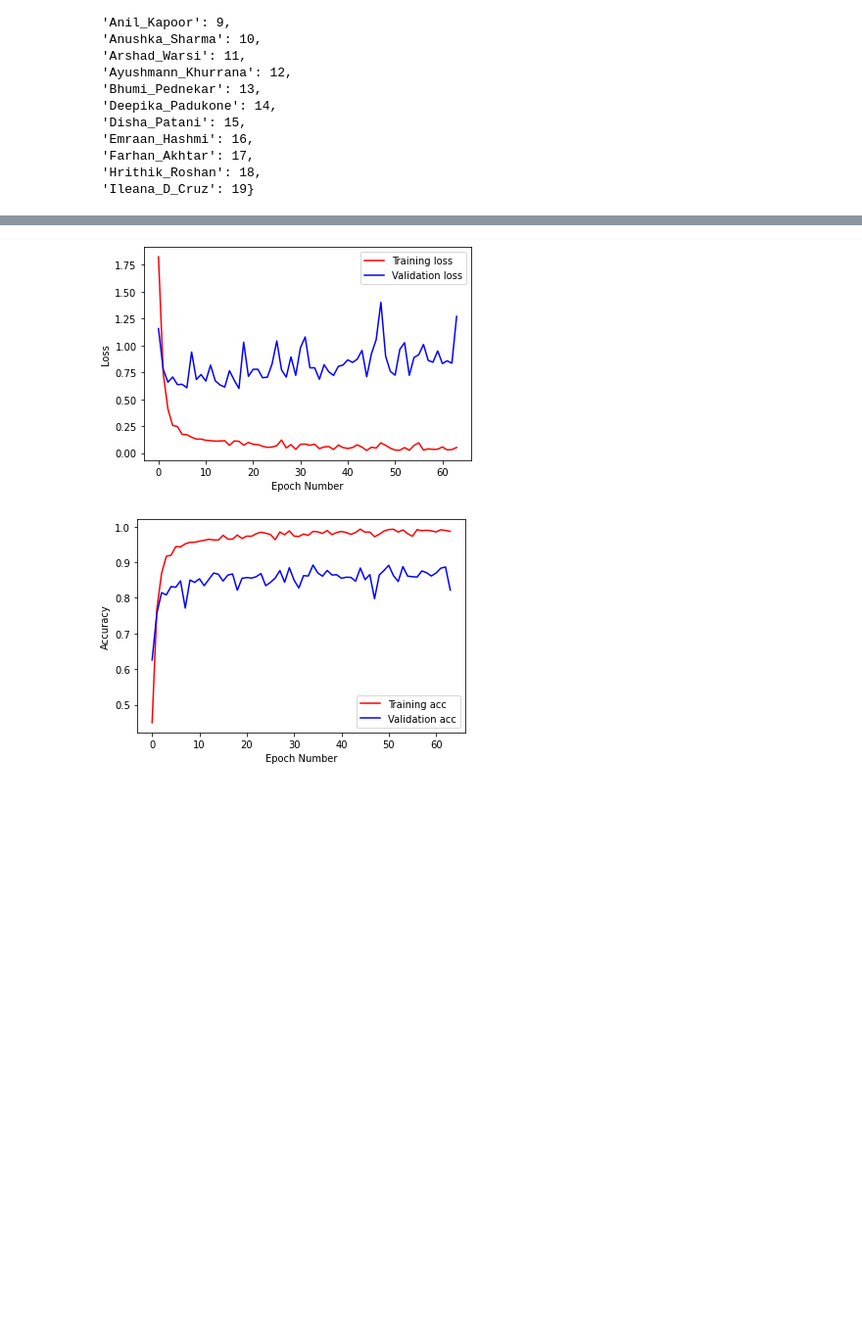
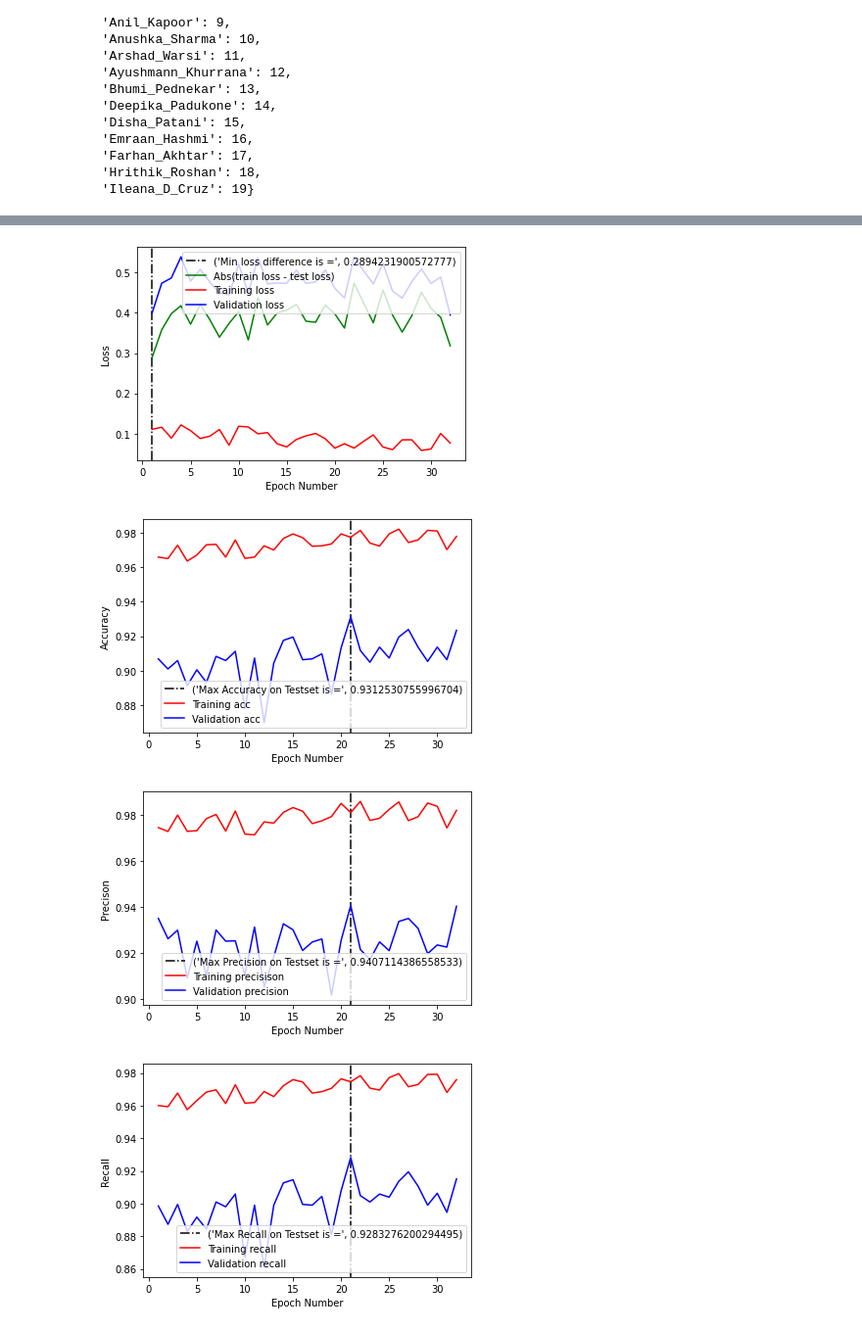
Before and after one commit to SuranjanDaw/FaceRecognition, a Jupyter notebook: faceVGG16_TransferLearning.ipynb, the cells around one changed output, grey strips where cells are left out. Shown at 98% size. Saved outputs shown, nothing was run; the diff lists cells and outputs as text; code cells hidden in the pictures; blank space fills up the shorter version.

Commit message:
Boosted the model accuracy of VGG16 from 89% to 91%. Added new metrics, Precision , Recall , F1 Score

```diff
--- a/faceVGG16_TransferLearning.ipynb
+++ b/faceVGG16_TransferLearning.ipynb
@@ -346,13 +347,17 @@ _________________________________________________________________
 model.compile(
   loss='categorical_crossentropy',
   optimizer='adam',
-  metrics=['accuracy']
+  metrics=['accuracy',
+           tf.keras.metrics.Precision(),
+           tf.keras.metrics.Recall()]
 )
 # %%
 
 from keras.preprocessing.image import ImageDataGenerator
 
 train_datagen = ImageDataGenerator(rescale = 1./255,
+                                   rotation_range=10,
+                                   horizontal_flip=True,
                                    brightness_range = [0.5,1.5],
                                    validation_split=0.2)
 
@@ -420,7 +425,7 @@ testing_set.class_indices
 r = model.fit(
   training_set,
   validation_data=testing_set,
-  epochs=64,
+  epochs=32,
   callbacks = [model_checkpoint]
 )
 # %% [output]
@@ -446,6 +451,6 @@ model_path = '/content/drive/My Drive/Colab Notebooks/ProjectData/FaceRecognitio
 model.save(model_path)
 # %%
-NB_EPOCHS = 64
+NB_EPOCHS = 32np.abs(np.subtract(val_loss_trace,loss_trace))
 m = []
-for i in range(NB_EPOCHS):
+for i in range(1,NB_EPOCHS+1):
   m.append(i)
@@ -452,23 +467,68 @@ for i in range(NB_EPOCHS):
 # %%
 
 loss_trace = r.history['loss']
 val_loss_trace = r.history['val_loss']
+delta = np.abs(np.subtract(val_loss_trace,loss_trace))
+min_lo = np.argmin(delta) +1# +1 because the indexing starts from 1
+plt.axvline(x=min_lo,c = 'k', linestyle='-.')
+s = 'Min loss difference is =',delta[min_lo-1]
+
+plt.plot(m,delta, c = 'g')
 plt.plot(m,loss_trace, c='r')
 plt.plot(m,val_loss_trace, c='b')
 plt.xlabel('Epoch Number')
 plt.ylabel('Loss')
-plt.legend(['Training loss', 'Validation loss'], loc='upper right')
+plt.legend([s,'Abs(train loss - test loss)','Training loss', 'Validation loss'], loc='upper right')
 plt.show()
 
 
 accuracy_trace = r.history['accuracy']
 val_accuracy_trace = r.history['val_accuracy']
+
+max_acc = np.argmax(val_accuracy_trace) +1 # +1 because the indexing starts from 1
+plt.axvline(x=max_acc,c = 'k', linestyle='-.')
+s0 = 'Max Accuracy on Testset is =',val_accuracy_trace[max_acc-1]
+
 plt.plot(m,accuracy_trace, c='r')
 plt.plot(m,val_accuracy_trace, c='b')
 plt.xlabel('Epoch Number')
 plt.ylabel('Accuracy')
-plt.legend(['Training acc', 'Validation acc'], loc='lower right')
+plt.legend([s0,'Training acc', 'Validation acc'], loc='lower right')
 plt.show()
+
+
+precision_trace = r.history['precision_1']
+val_precision_trace = r.history['val_precision_1']
+
+max_pre = np.argmax(val_precision_trace) +1 # +1 because the indexing starts from 1
+plt.axvline(x=max_pre,c = 'k', linestyle='-.')
+s1 = 'Max Precision on Testset is =',val_precision_trace[max_pre-1]
+
+plt.plot(m,precision_trace, c='r')
+plt.plot(m,val_precision_trace, c='b')
+plt.xlabel('Epoch Number')
+plt.ylabel('Precison')
+plt.legend([s1,'Training precisison', 'Validation precision'], loc='lower right')
+plt.show()
+
+
+recall_trace = r.history['recall_1']
+val_recall_trace = r.history['val_recall_1']
+
+
+max_recall = np.argmax(val_recall_trace) +1 # +1 because the indexing starts from 1
+plt.axvline(x=max_recall,c = 'k', linestyle='-.')
+s2 = 'Max Recall on Testset is =',val_recall_trace[max_recall-1]
+
+
+plt.plot(m,recall_trace, c='r')
+plt.plot(m,val_recall_trace, c='b')
+plt.xlabel('Epoch Number')
+plt.ylabel('Recall')
+plt.legend([s2,'Training recall', 'Validation recall'], loc='lower right')
+plt.show()
 # %% [output]
-[figure, old version]
+[figure, new version]
-[figure, old version]
+[figure, new version]
+[figure, added]
+[figure, added]
```
Also changed, not shown: parts of 11 cells of this notebook, 1 other file.
